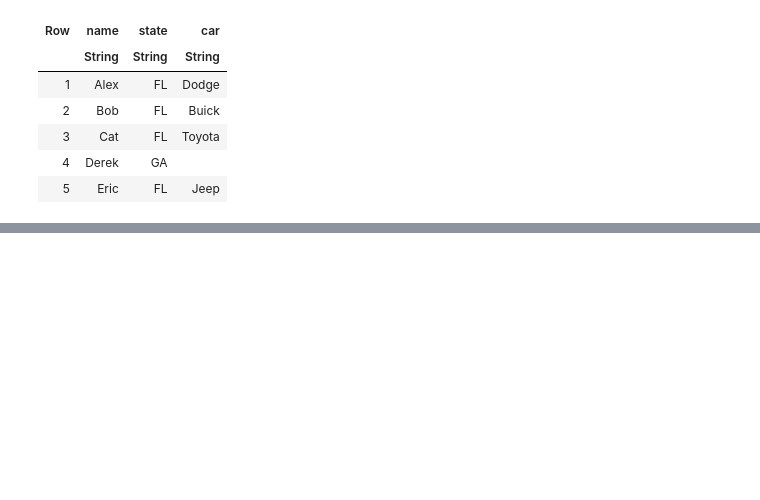
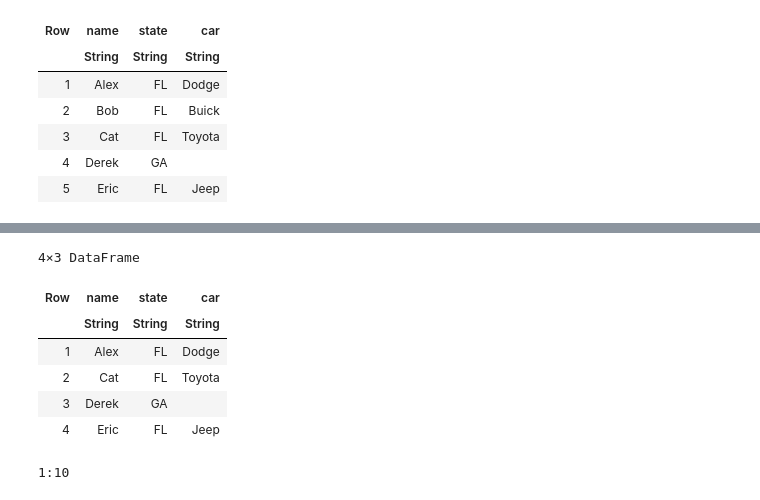
Before and after one commit to mantzaris/JuliaLang_Yeah_Yeah_Yeah, a Jupyter notebook: DataScienceCaseStudies/Titanic.ipynb, the cells around one changed output, grey strips where cells are left out. Saved outputs shown, nothing was run; the diff lists cells and outputs as text; code cells hidden in the pictures; blank space fills up the shorter version.

```diff
--- a/DataScienceCaseStudies/Titanic.ipynb
+++ b/DataScienceCaseStudies/Titanic.ipynb
@@ -568,0 +652,14 @@ DBInterface.execute( db , "SELECT * FROM table1" ) |> DataFrame
+# %%
+DBInterface.execute( db , "SELECT * FROM table1" ) |> DataFrame
+# %% [output]
+4×3 DataFrame
+| Row | name | state | car |
+|  | String | String | String |
+| 1 | Alex | FL | Dodge |
+| 2 | Cat | FL | Toyota |
+| 3 | Derek | GA |  |
+| 4 | Eric | FL | Jeep |
+# %%
+x1 = 1:10
+# %% [output]
+1:10
```
Also changed, not shown: parts of 59 cells of this notebook, 5 other files.
